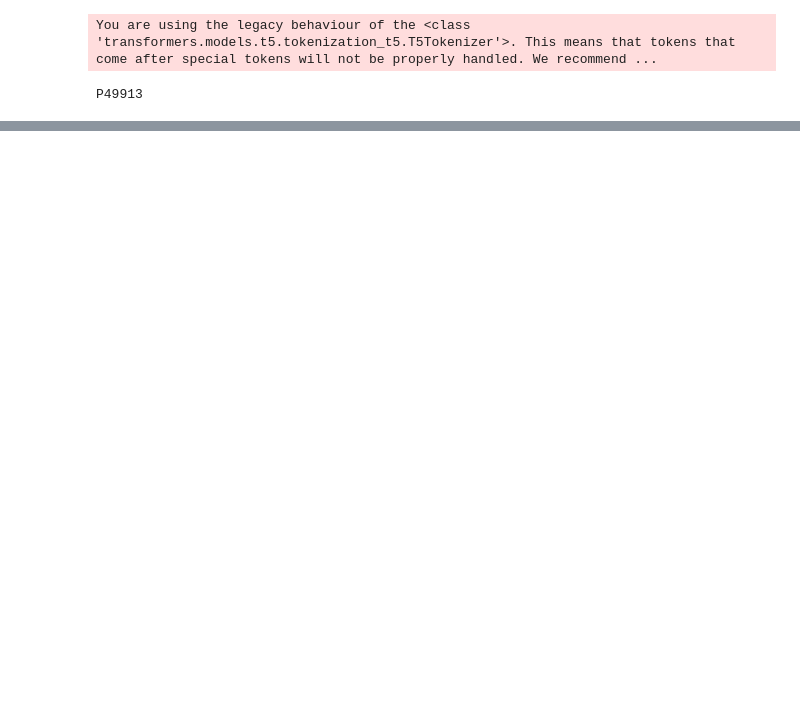
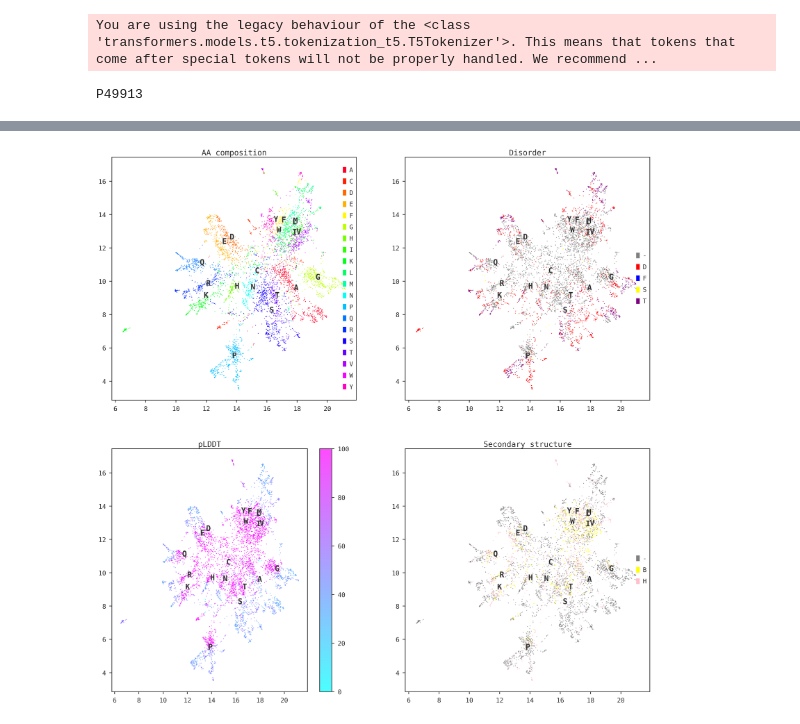
Before and after one commit to francosimonetti/disorder_flavours, a Jupyter notebook: local_embed.ipynb, the cells around one changed output, grey strips where cells are left out. Drawn from its saved outputs; the diff is of its cells as text; code cells hidden in the pictures; blank space fills up the shorter version.

```diff
--- a/local_embed.ipynb
+++ b/local_embed.ipynb
@@ -485,0 +91,2 @@ MISSING 92 95
+# %%
+concat_emb = np.vstack(embeddings)
@@ -485,0 +97,5 @@ MISSING 92 95
+# %%
+neighbours = 25
+mindist = 0.25
+my_umap = umap.UMAP(n_neighbors=neighbours, min_dist=mindist)
+umap_embed = my_umap.fit_transform(concat_emb)
@@ -485,0 +133,4 @@ MISSING 92 95
+# %%
+a = [x for x in concat_seqs]
+for aa in AAs:
+    print(aa, a.count(aa))
@@ -485,0 +158,76 @@ MISSING 92 95
+# %%
+aa_means = dict()
+for aa in AAs:
+    AAix = [x for x in range(0, len(concat_seqs)) if concat_seqs[x] == aa]
+    embed_aa = umap_embed[AAix,:]
+    x_mean = np.mean(embed_aa[:,0])
+    y_mean = np.mean(embed_aa[:,1])
+    aa_means[aa] = (x_mean, y_mean)
+# %%
+from matplotlib import cm, colormaps
+from matplotlib.patches import Patch
+
+cmap = cm.get_cmap('gist_rainbow', len(AAs))
+colordict = dict(zip(AAs, np.arange(0, len(AAs))))
+
+fig = plt.figure(figsize=(30,30), dpi=200)
+
+
+## Paint aminoacids
+ax = fig.add_subplot(221)
+ax.scatter(umap_embed[:,0], umap_embed[:,1], s=2, alpha=0.7, c=[cmap(colordict[x]) for x in concat_seqs])
+
+for aa in aa_means.keys():
+    ax.text(aa_means[aa][0], aa_means[aa][1], aa, fontsize='large', fontweight='bold')
+
+legend_elements = [Patch(facecolor=cmap(colordict[x]), edgecolor=cmap(colordict[x]),label=x) for x in AAs]
+ax.legend(handles=legend_elements, loc='right')
+ax.set_title("AA composition")
+
+## ['-', 'D', 'F', 'S', 'T']
+colors = ["gray", "red", "blue", "yellow", "purple"]
+colordict = dict(zip(Disorders, colors))
+
+### Paint disorder
+ax2 = fig.add_subplot(222)
+ax2.scatter(umap_embed[:,0], umap_embed[:,1], s=2, alpha=0.7, c=[colordict[x] for x in concat_disorder])
+
+for aa in aa_means.keys():
+    ax2.text(aa_means[aa][0], aa_means[aa][1], aa, fontsize='large', fontweight='bold')
+
+legend_elements = [Patch(facecolor=colordict[x], edgecolor=colordict[x],label=x) for x in Disorders]
+ax2.legend(handles=legend_elements, loc='right')
+ax2.set_title("Disorder")
+
+
+### Paint pLDDTs
+cmapcont = colormaps['cool']
+
+ax3 = fig.add_subplot(223)
+cb = ax3.scatter(umap_embed[:,0], umap_embed[:,1], s=2, alpha=0.7, c=[x for x in concat_plddt], cmap=cmapcont)
+cbar = fig.colorbar(cb, ax=ax3)
+
+for aa in aa_means.keys():
+    ax3.text(aa_means[aa][0], aa_means[aa][1], aa, fontsize='large', fontweight='bold')
+ax3.set_title("pLDDT")
+
+### Paint Secondary Structure
+## ['-', 'B', 'H']
+sscolors = ["gray", "yellow", "pink"]
+sscolordict = dict(zip(SSs, sscolors))
+
+ax4 = fig.add_subplot(224)
+ax4.scatter(umap_embed[:,0], umap_embed[:,1], s=2, alpha=0.7, c=[sscolordict[x] for x in concat_ss])
+
+
+for aa in aa_means.keys():
+    ax4.text(aa_means[aa][0], aa_means[aa][1], aa, fontsize='large', fontweight='bold')
+
+legend_elements = [Patch(facecolor=sscolordict[x], edgecolor=sscolordict[x],label=x) for x in SSs]
+ax4.legend(handles=legend_elements, loc='right')
+ax4.set_title("Secondary structure")
+
+plt.savefig(f"plots/all_testset.png", bbox_inches='tight')
+plt.show()
+# %% [output]
+[figure, added]
```
Also changed, not shown: parts of 26 cells of this notebook, 3 other files.
